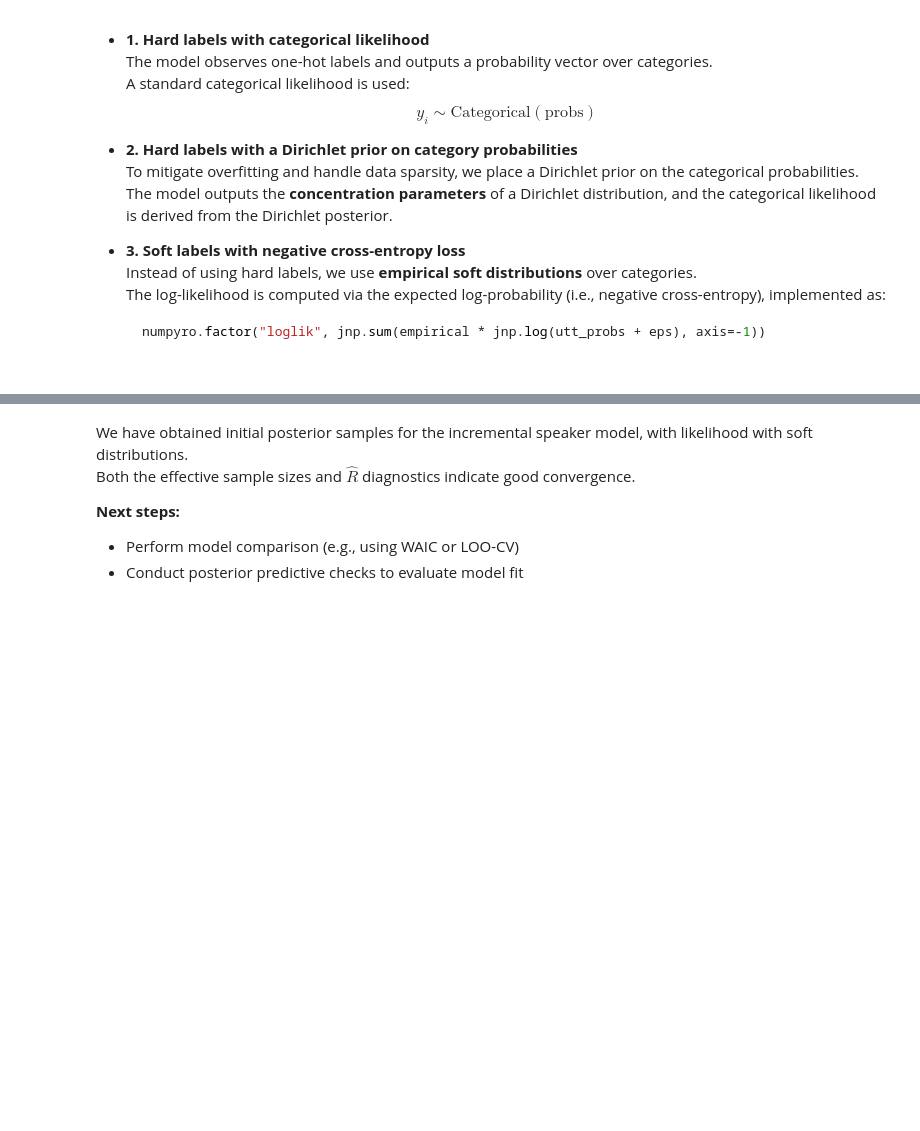
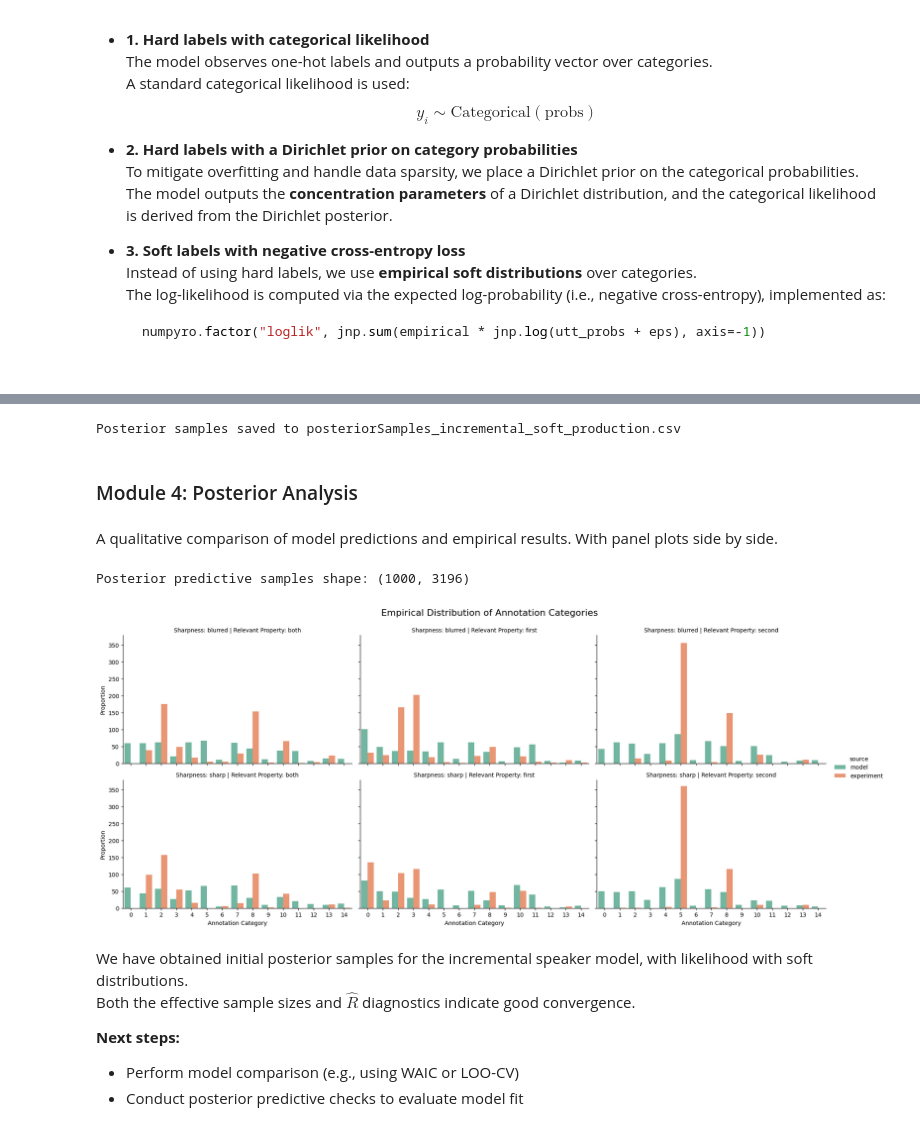
Before and after one commit to HeningWang/numpyro_adjective_modelling, a Jupyter notebook: 09-presentation/20250710_LMBayes/20250710_LMBayes_Meeting.ipynb, the cells around one changed output, grey strips where cells are left out. Cells and saved outputs as stored; diff of their text form; code cells hidden in the pictures; blank space fills up the shorter version.

```diff
--- a/09-presentation/20250710_LMBayes/20250710_LMBayes_Meeting.ipynb
+++ b/09-presentation/20250710_LMBayes/20250710_LMBayes_Meeting.ipynb
@@ -855,7 +858,9 @@ def likelihood_function(states = None, empirical = None, speaker = "global", fla
     color_semval = numpyro.sample("color_semvalue", dist.Uniform(0, 1))
     k = numpyro.sample("k", dist.Uniform(0, 1))
     bias_subjectivity = numpyro.sample("bias_subjectivity", dist.Normal(0.0, 2.0))
-    bias_length = -0.44
+    #bias_length = 0.5
+    bias_length = numpyro.sample("bias_length", dist.Uniform(0, 1))
+    eps = 1e-20  # Small value to avoid numerical issues
 
     # Define the likelihood function
     with numpyro.plate("data", len(states)):
@@ -868,16 +873,14 @@ def likelihood_function(states = None, empirical = None, speaker = "global", fla
             # Get vectorized incremental speaker output for all states
             utt_probs_conditionedReferent = vectorized_incremental_speaker(states, alpha, color_semval, k, bias_subjectivity, bias_length)
 
-        numpyro.deterministic("utt_probs_conditionedReferent", utt_probs_conditionedReferent) # Store the probs for later use
+        #numpyro.deterministic("utt_probs_conditionedReferent", utt_probs_conditionedReferent) # Store the probs for later use
 
         if flag_predictive:
-            numpyro.sample("obs", dist.Categorical(probs=probs))
+            numpyro.sample("obs", dist.Categorical(probs=utt_probs_conditionedReferent))
         else:
             if not flag_soft_distribution:
-                dirichlet_concentration = utt_probs_conditionedReferent * 10
-                probs = numpyro.sample("utterance_dist", dist.Dirichlet(dirichlet_concentration))
+                probs = utt_probs_conditionedReferent + eps
                 numpyro.sample("obs", dist.Categorical(probs=probs), obs=empirical)
             else:
-                eps = 1e-4
                 numpyro.factor("loglik", jnp.sum(empirical * jnp.log(utt_probs_conditionedReferent + eps), axis=-1))
 # %%
@@ -933,0 +948,14 @@ AttributeError: 'MCMC' object has no attribute 'summary'
+# %%
+df_posterior_samples = pd.DataFrame({k: v.tolist() for k, v in posterior_samples.items()})
+file_name = f"posteriorSamples_{speaker}_{datatype}_production.csv"
+df_posterior_samples.to_csv(file_name, index=False)
+print(f"Posterior samples saved to {file_name}")
+# %% [output]
+Posterior samples saved to posteriorSamples_incremental_soft_production.csv
+# %% [markdown]
+### Module 4: Posterior Analysis
+# %%
+# Run posterior predictive sampling
+rng_key = random.PRNGKey(42)
+get_posterior_predictive = Predictive(likelihood_function, posterior_samples=posterior_samples)
+posterior_predictive = get_posterior_predictive(rng_key, states_train, flag_predictive=True)
@@ -934,3 +1063,50 @@ AttributeError: 'MCMC' object has no attribute 'summary'
+# %% [markdown]
+A qualitative comparison of model predictions and empirical results. With panel plots side by side.
+# %%
+posterior_predictive_samples = posterior_predictive['obs']
+print("Posterior predictive samples shape:", posterior_predictive_samples.shape)
+df = import_dataset()["df"]
+# Only keep the relevant columns for the experiment, conditions
+df_experiment = df[["relevant_property", "sharpness", "item", "list", "statesArray", "annotation_seq_flat"]].copy()
+df_model = df[["relevant_property", "sharpness", "item", "list", "statesArray"]].copy()
+
+# Set up the DataFrame for the experiment
+df_experiment["source"] = "experiment"
+df_experiment = df_experiment.rename(columns={"annotation_seq_flat": "annotation"})
+# Set up the DataFrame for the model
+df_model["source"] = "model"
+df_model["annotation"] = posterior_predictive_samples[1,].tolist()  # Add the posterior predictive samples
+
+# Combine the DataFrames
+df_plot = pd.concat([df_experiment, df_model], ignore_index=True)
+
+df_plot = df_plot.groupby(['sharpness', 'relevant_property', 'annotation', "source"]).size().reset_index(name='count')
+df_plot['proportion'] = df_plot['count'] / df_plot.groupby(['sharpness', 'relevant_property', "source"])['count'].transform('sum')
+
+# Set up the plot
+g = sns.catplot(
+    data=df_plot,
+    kind="bar",
+    x="annotation",
+    y="count",
+    col="relevant_property",
+    row="sharpness",
+    height=4,
+    aspect=1.5,
+    sharey=True,
+    hue="source",
+    palette="Set2",
+)
+
+g.set_axis_labels("Annotation Category", "Proportion")
+g.set_titles(row_template="Sharpness: {row_name}", col_template="Relevant Property: {col_name}")
+g.fig.subplots_adjust(top=0.9)
+g.fig.suptitle("Empirical Distribution of Annotation Categories", fontsize=16)
+
+plt.show()
+# %% [output]
+Posterior predictive samples shape: (1000, 3196)
+[figure, added]
 # %% [markdown]
 We have obtained initial posterior samples for the incremental speaker model, with likelihood with soft distributions.
 Both the effective sample sizes and $\hat{R}$ diagnostics indicate good convergence.
```
Also changed, not shown: parts of 9 cells of this notebook, 5 other files.
